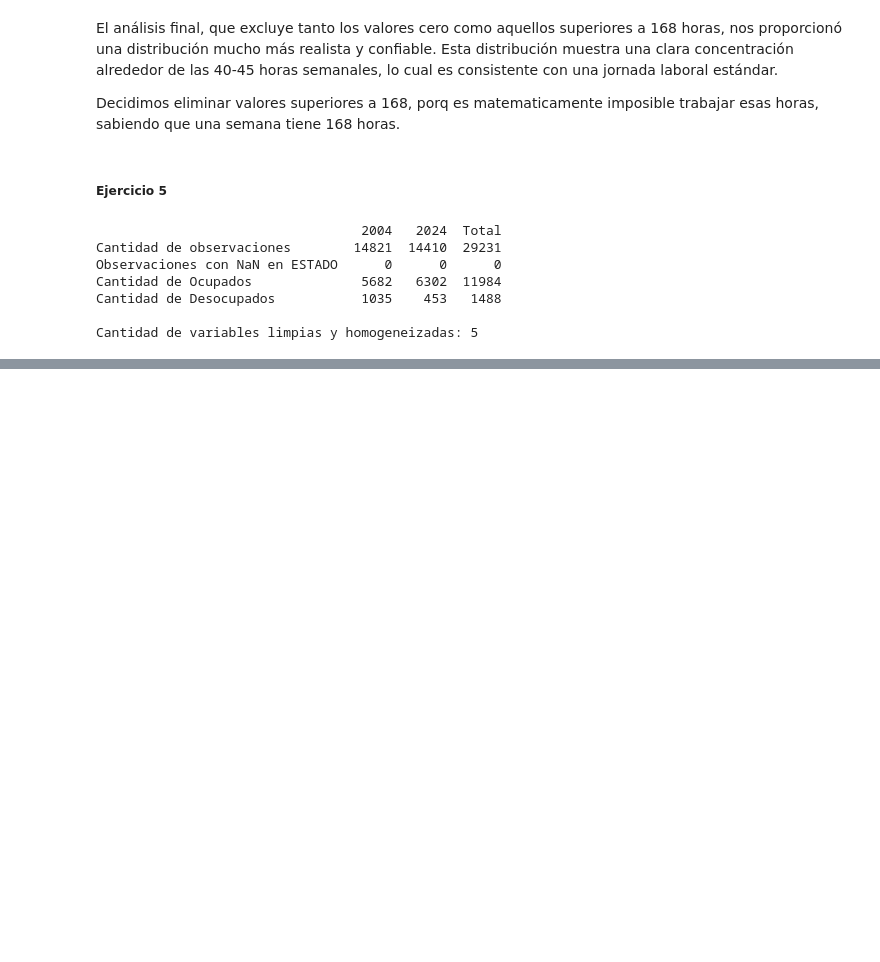
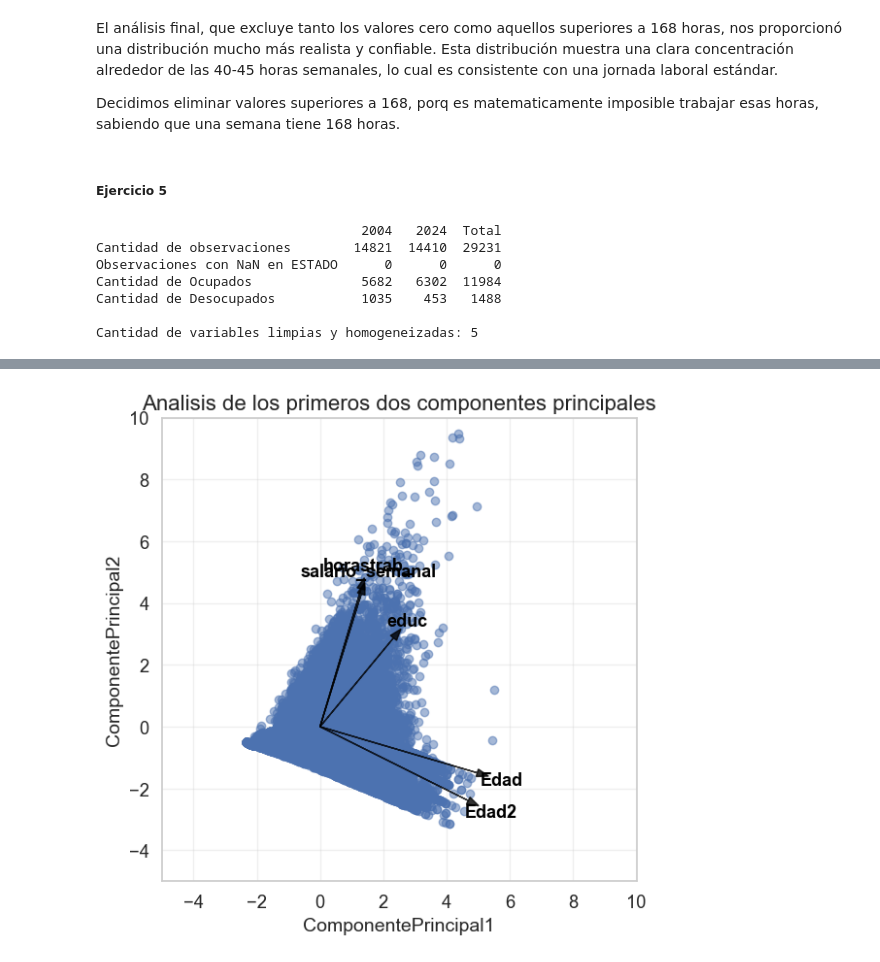
Before and after one commit to MaxiPetrini/BigDataUBA-Grupo16, a Jupyter notebook: TP3_Grupo 16/Tp3.ipynb, the cells around one changed output, grey strips where cells are left out. Cells and saved outputs as stored; diff of their text form; code cells hidden in the pictures; blank space fills up the shorter version.

```diff
--- a/TP3_Grupo 16/Tp3.ipynb
+++ b/TP3_Grupo 16/Tp3.ipynb
@@ -299,0 +374,9 @@ Cantidad de variables limpias y homogeneizadas: 5
+# %%
+Variab_m = pd.concat([
+    df["Edad"],
+    df["Edad2"],
+    df['educ'],
+    df['salario_semanal'],
+    df['horastrab_']
+], axis=1)
+print(Variab_m)
@@ -299,0 +441,33 @@ Cantidad de variables limpias y homogeneizadas: 5
+# %%
+# Ejercicio 3 Gráfico ajustado (flechas negras y etiquetas pegadas)
+i, j = 0, 1
+fig, ax = plt.subplots(1, 1, figsize=(6, 6))
+ax.scatter(scores[:, 0], scores[:, 1], alpha=0.5)
+ax.set_xlabel('ComponentePrincipal%d' % (i+1))
+ax.set_ylabel('ComponentePrincipal%d' % (j+1))
+ax.set_xlim(-5, 10)
+ax.set_ylim(-5, 10)
+plt.title('Analisis de los primeros dos componentes principales')
+
+escala = 8      # Escala de las flechas
+separacion = 1.08  # Pegado a la punta de la flecha, pero sin superponerse
+
+for k in range(pca.components_.shape[1]):
+    ax.arrow(0, 0,
+             escala * pca.components_[i, k],
+             escala * pca.components_[j, k],
+             color='black', alpha=0.8, head_width=0.25, length_includes_head=True)
+    # Etiqueta pegada a la punta de la flecha, horizontal
+    ax.text(escala * pca.components_[i, k] * separacion,
+            escala * pca.components_[j, k] * separacion,
+            Variab_m.columns[k],
+            color='black',
+            ha='center',
+            va='center',
+            fontsize=13,
+            fontweight='bold')
+
+plt.tight_layout()
+plt.show()
+# %% [output]
+[figure, added]
```
Also changed, not shown: parts of 32 cells of this notebook.
